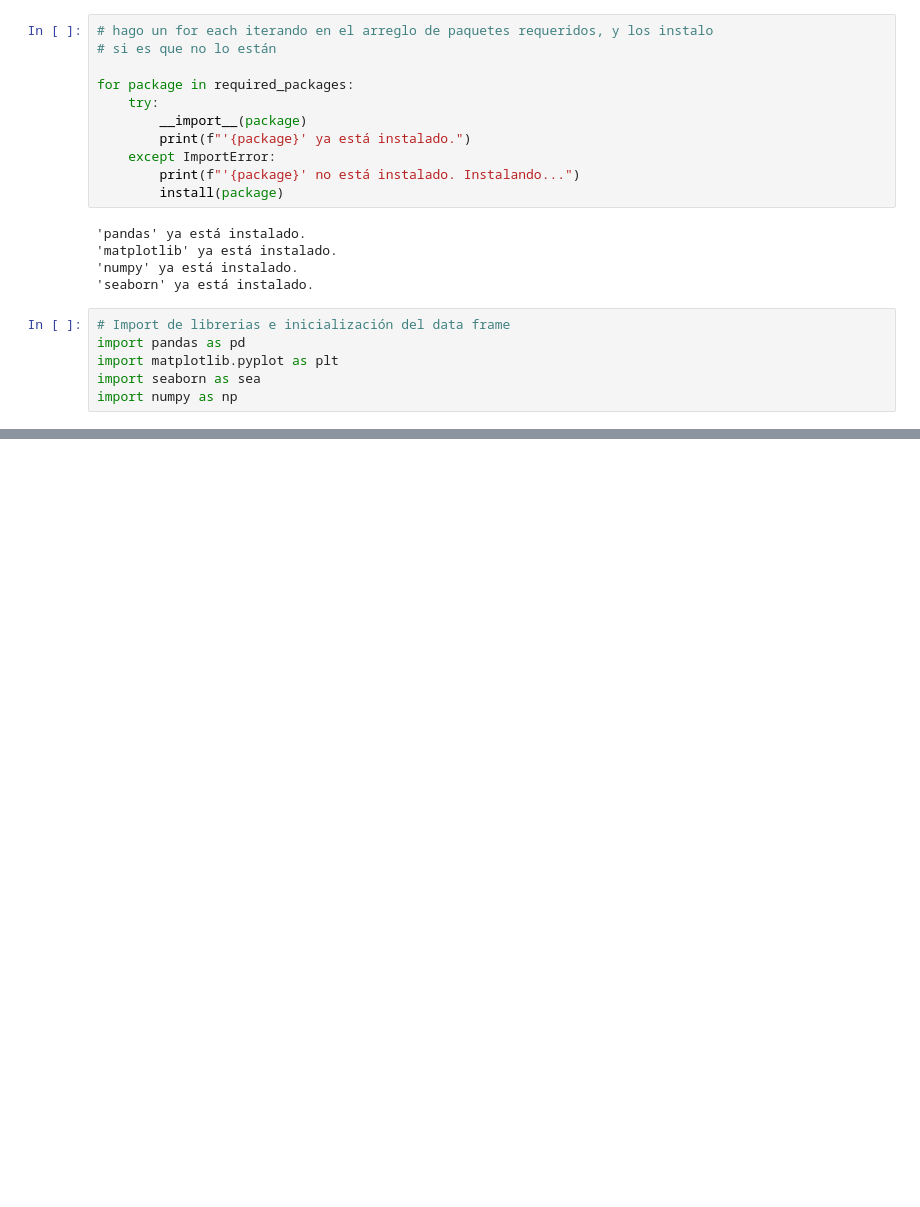
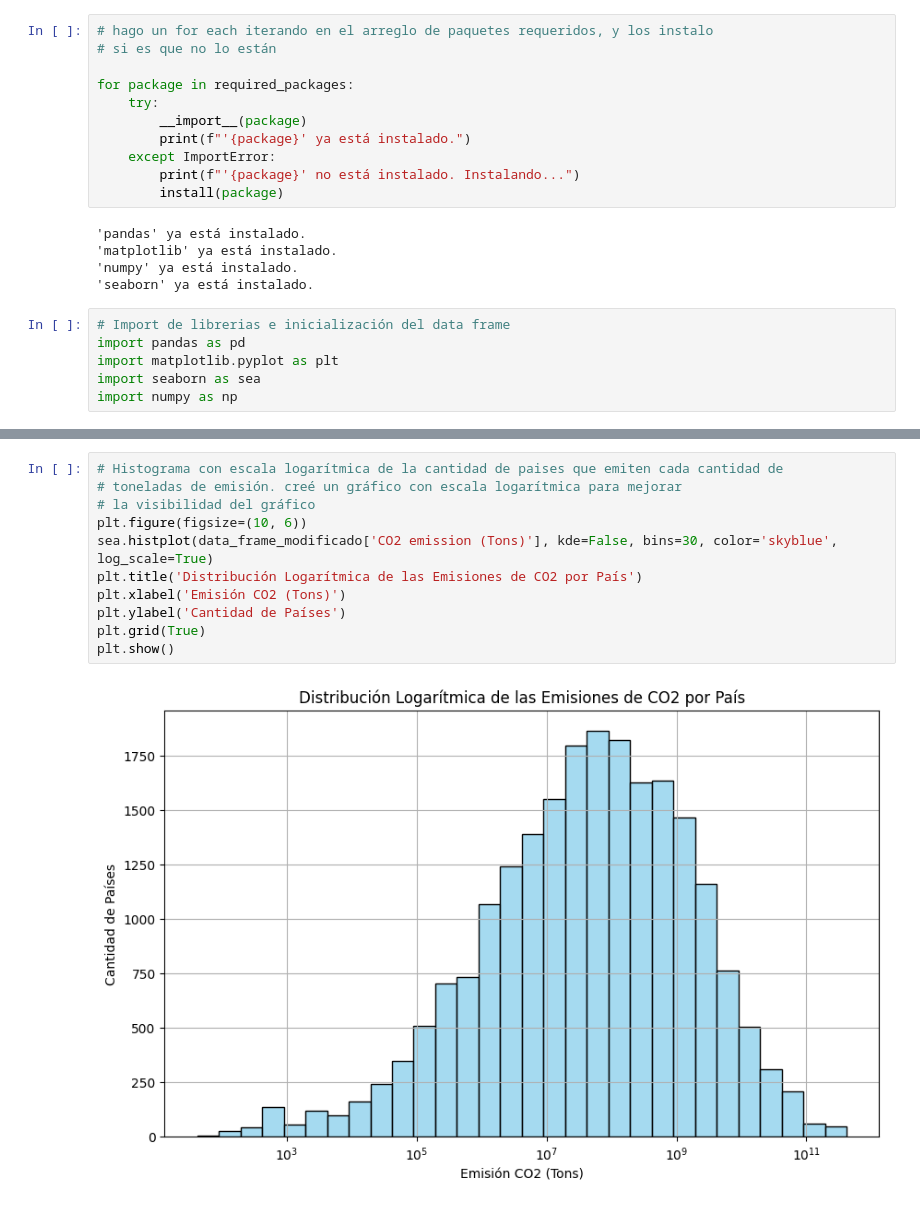
Before and after one commit to spamella04/InteligenciadeNegocios2024, a Jupyter notebook: GCHANG - U3T2/GCHANG_U3T2_C02_Emission_By_Country.ipynb, the cells around one changed output, grey strips where cells are left out. Drawn from its saved outputs; the diff is of its cells as text; blank space fills up the shorter version.

```diff
--- a/GCHANG - U3T2/GCHANG_U3T2_C02_Emission_By_Country.ipynb
+++ b/GCHANG - U3T2/GCHANG_U3T2_C02_Emission_By_Country.ipynb
@@ -104,0 +119,13 @@ Area                  110381.5    492573.0  1.709824e+07
+# %%
+# Histograma con escala logarítmica de la cantidad de paises que emiten cada cantidad de
+# toneladas de emisión. creé un gráfico con escala logarítmica para mejorar
+# la visibilidad del gráfico
+plt.figure(figsize=(10, 6))
+sea.histplot(data_frame_modificado['CO2 emission (Tons)'], kde=False, bins=30, color='skyblue', log_scale=True)
+plt.title('Distribución Logarítmica de las Emisiones de CO2 por País')
+plt.xlabel('Emisión CO2 (Tons)')
+plt.ylabel('Cantidad de Países')
+plt.grid(True)
+plt.show()
+# %% [output]
+[figure, added]
```
Also changed, not shown: parts of 5 cells of this notebook.
